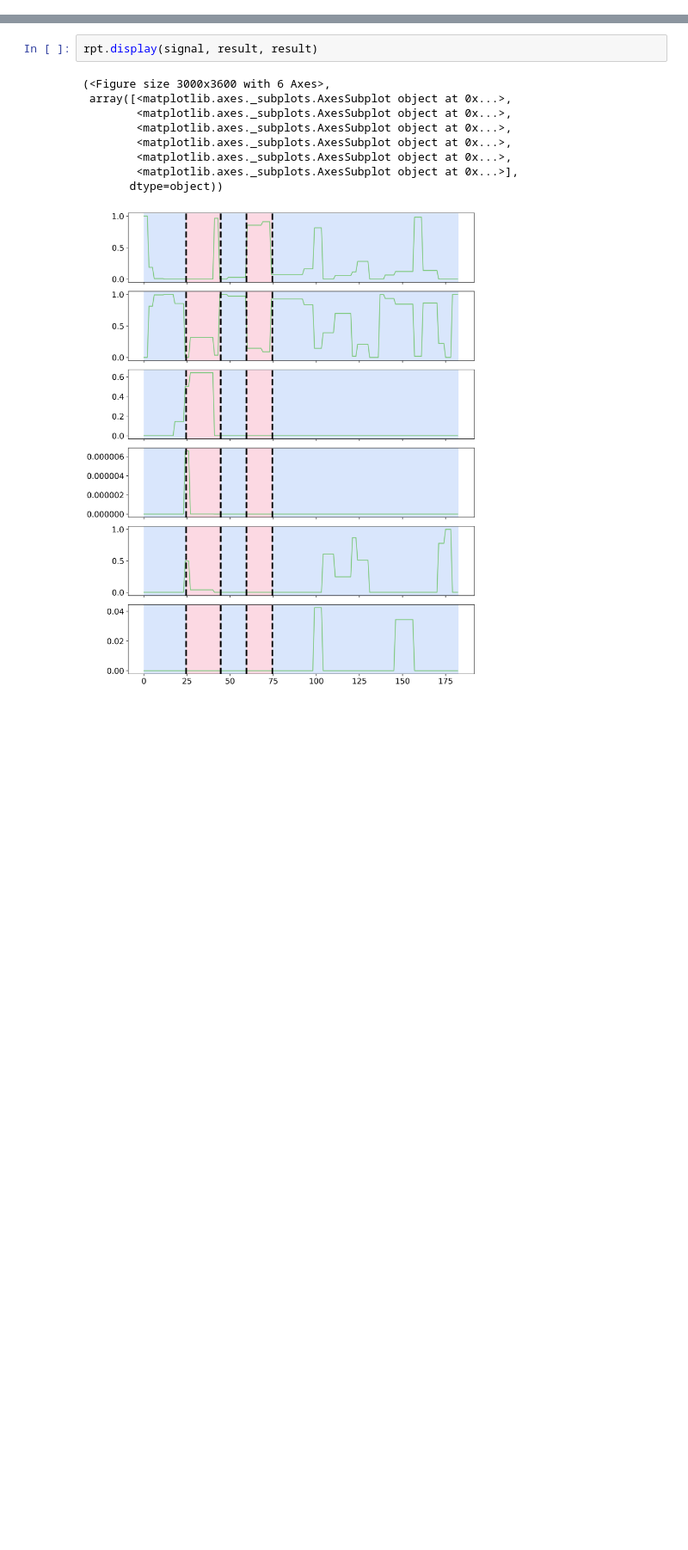
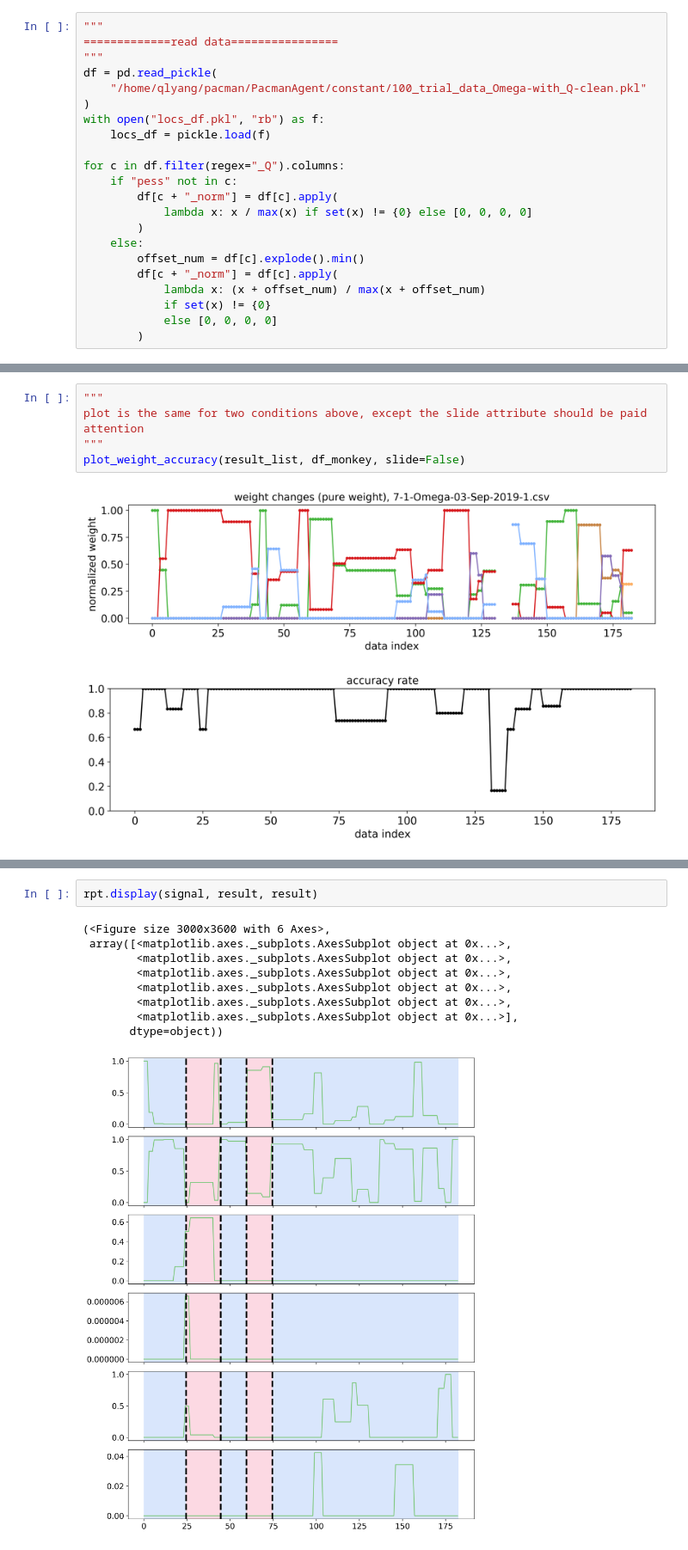
Before and after one commit to ZJQxxn/Pacman_GM_Analysis, a Jupyter notebook: Rupture.ipynb, the cells around one changed output, grey strips where cells are left out. Shown at 86% size. Drawn from its saved outputs; the diff is of its cells as text; blank space fills up the shorter version.

```diff
--- a/Rupture.ipynb
+++ b/Rupture.ipynb
@@ -425,0 +474,22 @@ with open("locs_df.pkl", "rb") as f:
+# %%
+"""
+=============read data================
+"""
+df = pd.read_pickle(
+    "/home/qlyang/pacman/PacmanAgent/constant/100_trial_data_Omega-with_Q-clean.pkl"
+)
+with open("locs_df.pkl", "rb") as f:
+    locs_df = pickle.load(f)
+
+for c in df.filter(regex="_Q").columns:
+    if "pess" not in c:
+        df[c + "_norm"] = df[c].apply(
+            lambda x: x / max(x) if set(x) != {0} else [0, 0, 0, 0]
+        )
+    else:
+        offset_num = df[c].explode().min()
+        df[c + "_norm"] = df[c].apply(
+            lambda x: (x + offset_num) / max(x + offset_num)
+            if set(x) != {0}
+            else [0, 0, 0, 0]
+        )
@@ -444,0 +536,8 @@ plot_weight_accuracy(result_list)
+# %%
+"""
+plot is the same for two conditions above, except the slide attribute should be paid attention
+"""
+plot_weight_accuracy(result_list, df_monkey, slide=False)
+# %% [output]
+[figure, added]
+[figure, added]
```
Also changed, not shown: parts of 12 cells of this notebook, 1 other file.
